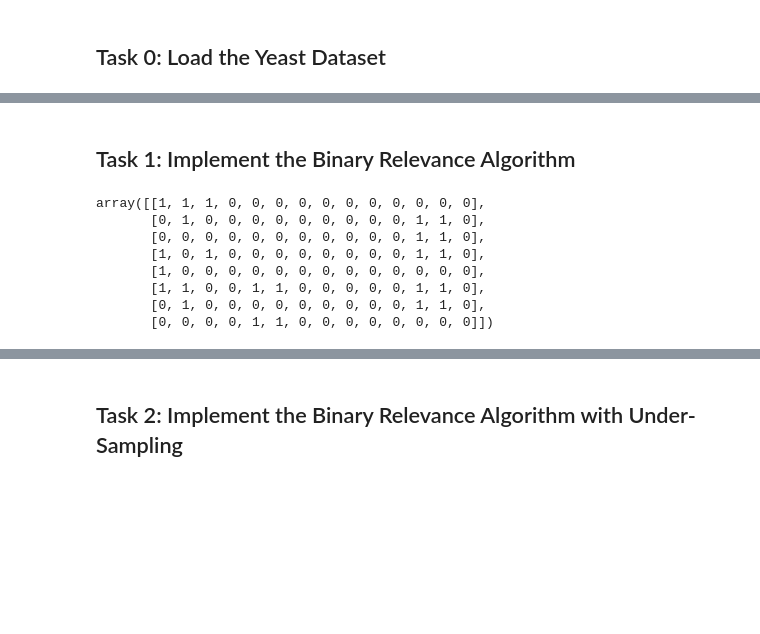
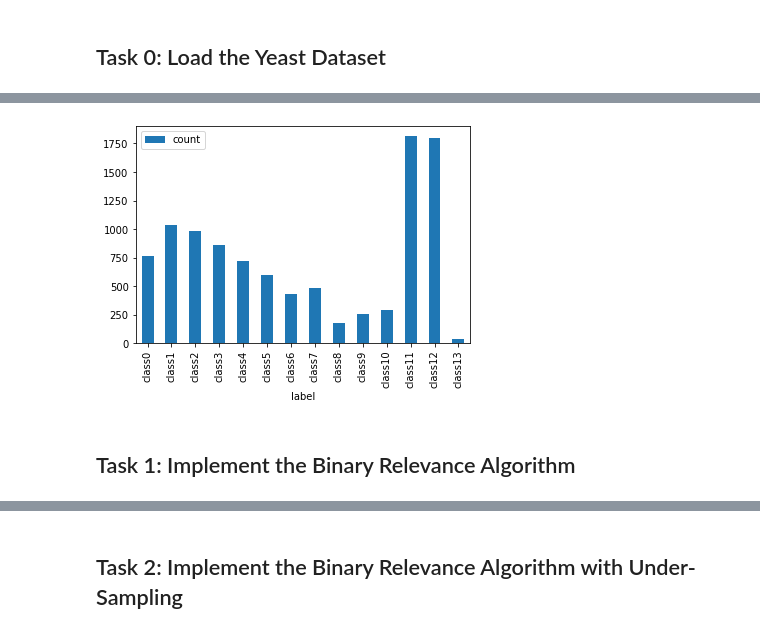
Before and after one commit to ganE510/Multi-label-Classsification, a Jupyter notebook: Assignment1_MultiLabelClassification_Template.ipynb, the cells around one changed output, grey strips where cells are left out. Drawn from its saved outputs; the diff is of its cells as text; code cells hidden in the pictures; blank space fills up the shorter version.

```diff
--- a/Assignment1_MultiLabelClassification_Template.ipynb
+++ b/Assignment1_MultiLabelClassification_Template.ipynb
@@ -42,0 +39,10 @@ print(dataset.shape)
+# %%
+# visualize the labelcount
+tag_dict ={}
+for i in range(num_classes):
+  tag_dict['class'+ i.__str__()] = dataset.iloc[:,103+i].value_counts()[1]
+labelcount = pd.DataFrame(list(tag_dict.items()),columns=['label', 'count'])
+labelcount.plot(x='label', y='count', kind='bar')
+plt.show()
+# %% [output]
+[figure, added]
@@ -74,15 +84,2 @@ class BinaryRelevanceClassifier(BaseEstimator, ClassifierMixin):
 
         return np.array(pos_functions).T
-# %%
-my_model = BinaryRelevanceClassifier()
-my_model.fit(np.array(dataset.iloc[:40,:103]), np.array(dataset.iloc[:40,103:]))
-my_model.predict(np.array(dataset.iloc[41:49,:103]))
-# %% [output]
-array([[1, 1, 1, 0, 0, 0, 0, 0, 0, 0, 0, 0, 0, 0],
-       [0, 1, 0, 0, 0, 0, 0, 0, 0, 0, 0, 1, 1, 0],
-       [0, 0, 0, 0, 0, 0, 0, 0, 0, 0, 0, 1, 1, 0],
-       [1, 0, 1, 0, 0, 0, 0, 0, 0, 0, 0, 1, 1, 0],
-       [1, 0, 0, 0, 0, 0, 0, 0, 0, 0, 0, 0, 0, 0],
-       [1, 1, 0, 0, 1, 1, 0, 0, 0, 0, 0, 1, 1, 0],
-       [0, 1, 0, 0, 0, 0, 0, 0, 0, 0, 0, 1, 1, 0],
-       [0, 0, 0, 0, 1, 1, 0, 0, 0, 0, 0, 0, 0, 0]])
```
Also changed, not shown: parts of 10 cells of this notebook.
